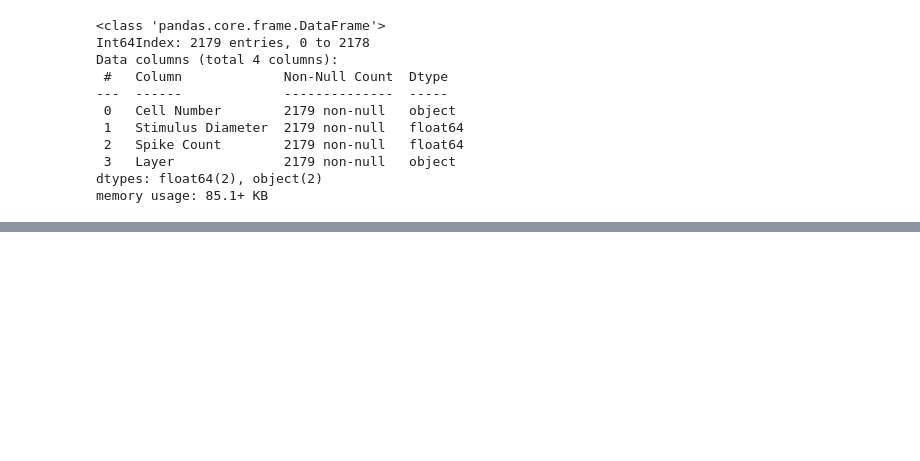
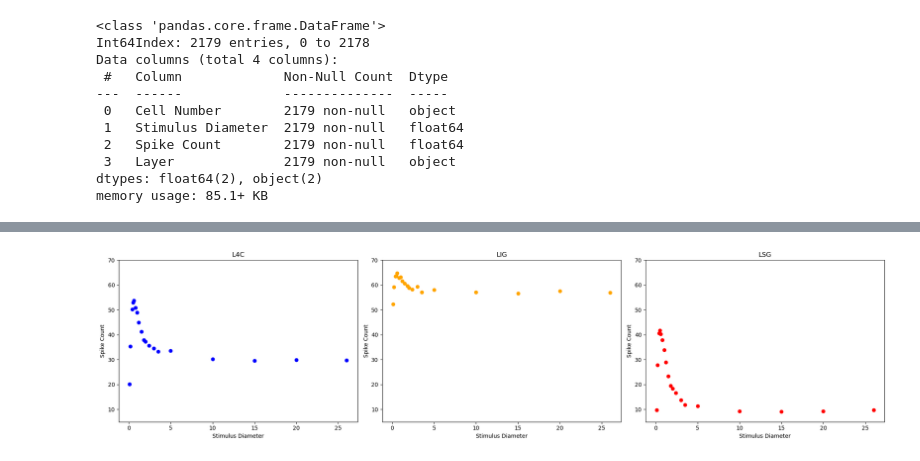
Before and after one commit to nurminenlab/realtime-analysis, a Jupyter notebook: trialdataDA.ipynb, the cells around one changed output, grey strips where cells are left out. Drawn from its saved outputs; the diff is of its cells as text; code cells hidden in the pictures; blank space fills up the shorter version.

```diff
--- a/trialdataDA.ipynb
+++ b/trialdataDA.ipynb
@@ -108,0 +165,43 @@ fig.show()
+# %%
+
+data = np.array([
+    [0.1, 20.185725, 52.273199, 9.716266],
+    [0.2, 35.307525, 59.178341, 27.848599],
+    [0.4, 50.280205, 63.561180, 40.622032],
+    [0.5, 52.957212, 63.720362, 41.672167],
+    [0.6, 53.702342, 64.769427, 40.295086],
+    [0.8, 50.850333, 62.874663, 37.891542],
+    [1.0, 48.898347, 63.148327, 33.852931],
+    [1.2, 44.989384, 61.537603, 29.003799],
+    [1.5, 41.208358, 60.558320, 23.376055],
+    [1.8, 37.876401, 59.593843, 19.432572],
+    [2.0, 37.280924, 58.915667, 18.432040],
+    [2.4, 35.729869, 58.287371, 16.560997],
+    [3.0, 34.612002, 59.346241, 13.708133],
+    [3.5, 33.293590, 57.126222, 11.912658],
+    [5.0, 33.610044, 58.054620, 11.330796],
+    [10.0, 30.204738, 57.166446, 9.273297],
+    [15.0, 29.568352, 56.623403, 9.100186],
+    [20.0, 29.835261, 57.513481, 9.330678],
+    [26.0, 29.756551, 56.883185, 9.766210]
+])
+
+# define the labels and colors
+labels = ['L4C', 'LIG', 'LSG']
+colors = ['blue', 'orange', 'red']
+
+# plot the bar charts
+fig, axes = plt.subplots(1, 3, figsize=(20, 5))
+
+
+for i, ax in enumerate(axes):
+    ax.scatter(data[:, 0], data[:, i+1], color=colors[i])
+    ax.set(ylim=(5,70))
+    ax.set_xlabel('Stimulus Diameter')
+    ax.set_ylabel('Spike Count')
+    ax.set_title(labels[i])
+
+plt.tight_layout()
+plt.show()
+# %% [output]
+[figure, added]
```
Also changed, not shown: parts of 17 cells of this notebook, 5 other files.
